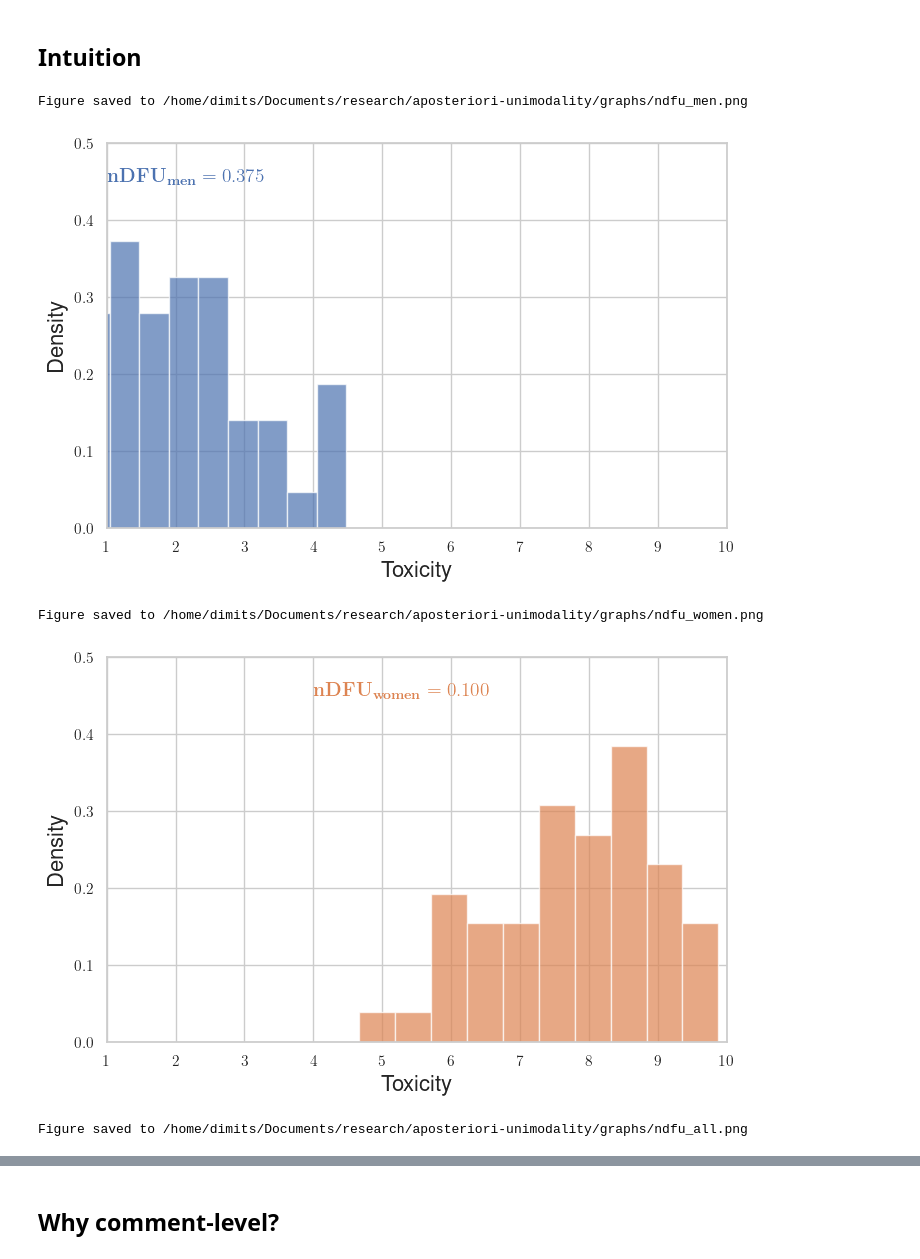
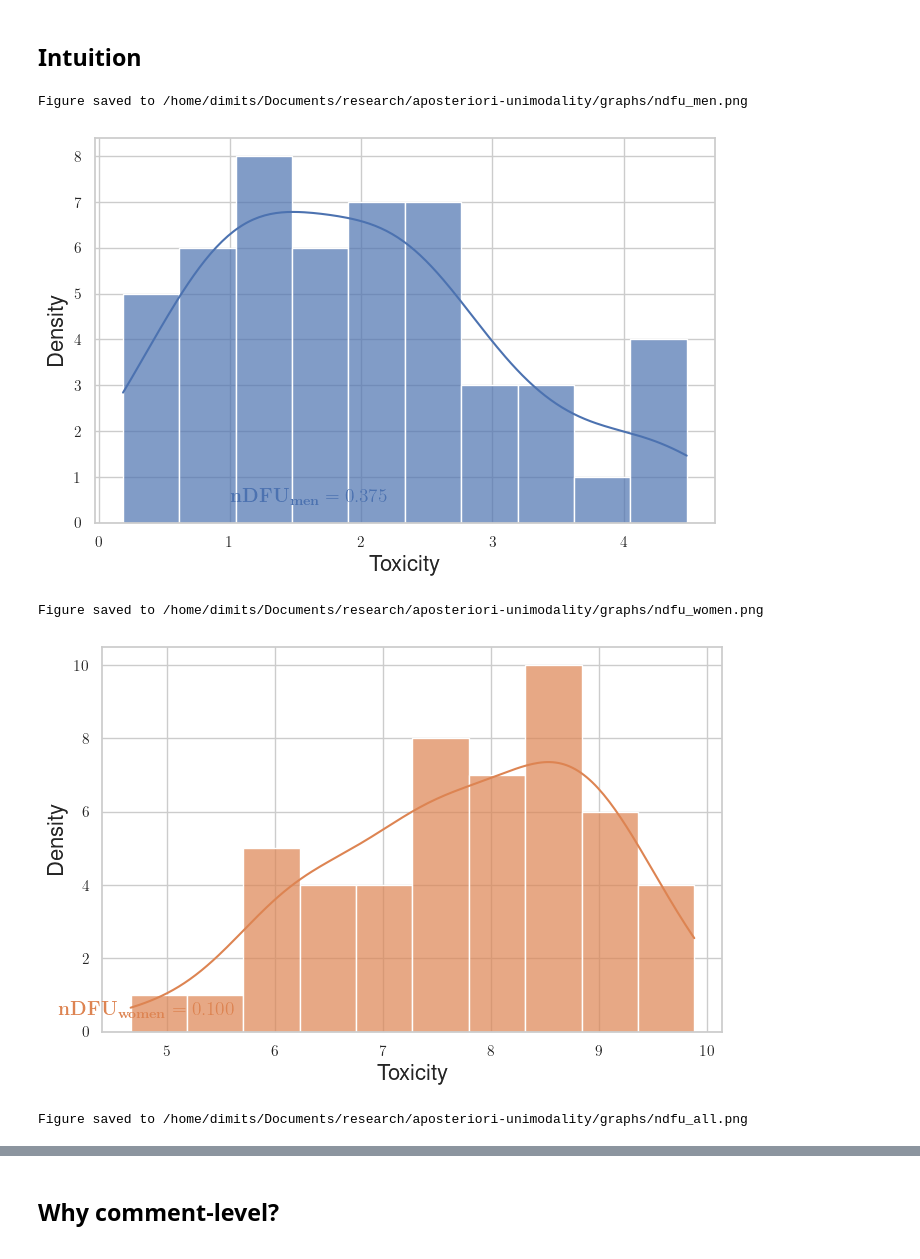
Before and after one commit to dimits-ts/aposteriori-unimodality, a Jupyter notebook: notebooks/explanation.ipynb, the cells around one changed output, grey strips where cells are left out. Saved outputs shown, nothing was run; the diff lists cells and outputs as text; code cells hidden in the pictures.

```diff
--- a/notebooks/explanation.ipynb
+++ b/notebooks/explanation.ipynb
@@ -77,38 +80,36 @@ for data, label, color, ndfu_value, type_str, x_text, y_text, filename in zip(
     type_strs,
     x_values,
     y_values,
     filenames,
 ):
     plt.figure(figsize=(8, 5))
-    plt.hist(
+    sns.histplot(
         data,
         bins=bins,
-        density=True,
+        kde=True,
         alpha=0.7,
         color=color,
         label=label,
     )
 
     text = f"$\\mathbf{{nDFU_{{{type_str}}}}}={ndfu_value:.3f}$"
     plt.text(
         x_text,
         y_text,
         text,
         color=color,
         weight="bold",
         fontsize=LESSER_LABEL_SIZE,
     )
 
-    plt.xlim(*xlim)
-    plt.ylim(*ylim)
     plt.xlabel("Toxicity", fontsize=LABEL_SIZE)
     plt.ylabel("Density", fontsize=LABEL_SIZE)
 
     tasks.graphs.save_plot(GRAPH_DIR / filename)
     plt.show()
 # %% [output]
 Figure saved to /home/dimits/Documents/research/aposteriori-unimodality/graphs/ndfu_men.png
-[figure, old version]
+[figure, new version]
 Figure saved to /home/dimits/Documents/research/aposteriori-unimodality/graphs/ndfu_women.png
-[figure, old version]
+[figure, new version]
 Figure saved to /home/dimits/Documents/research/aposteriori-unimodality/graphs/ndfu_all.png
```
Also changed, not shown: parts of 4 cells of this notebook, 7 other files.
